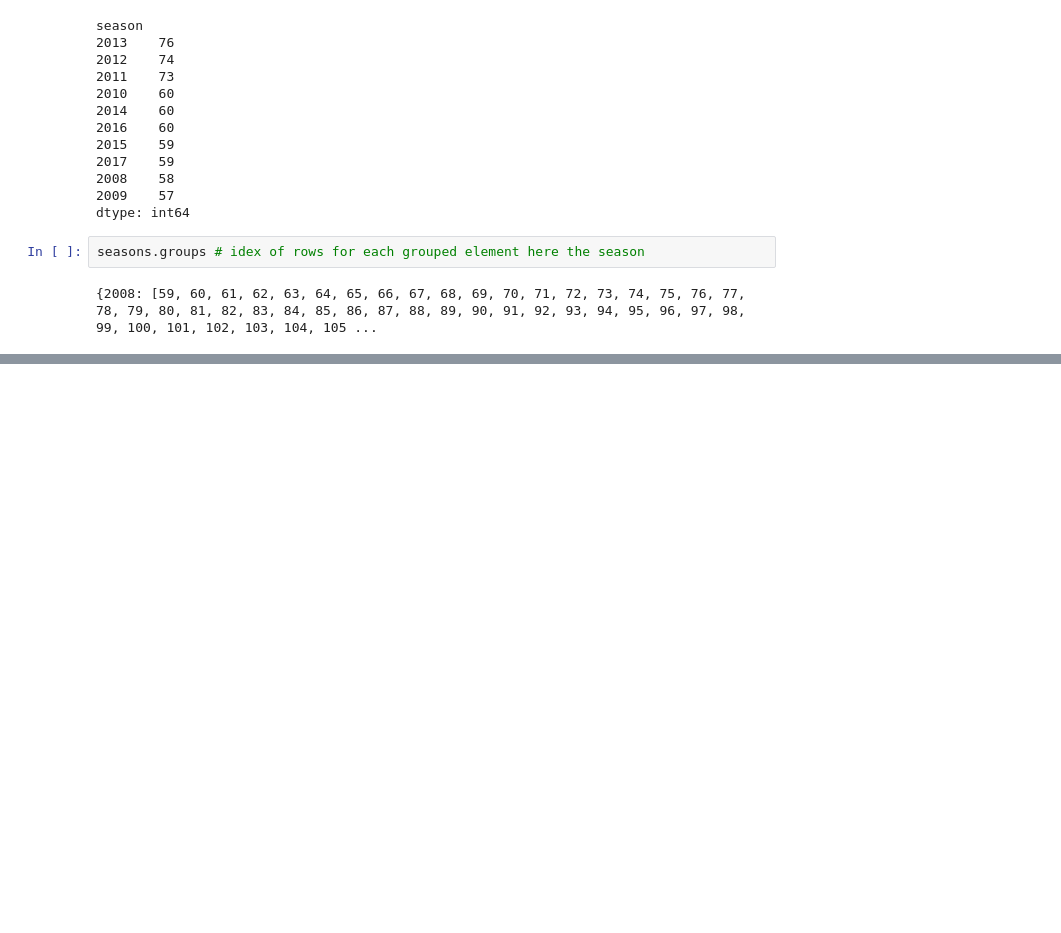
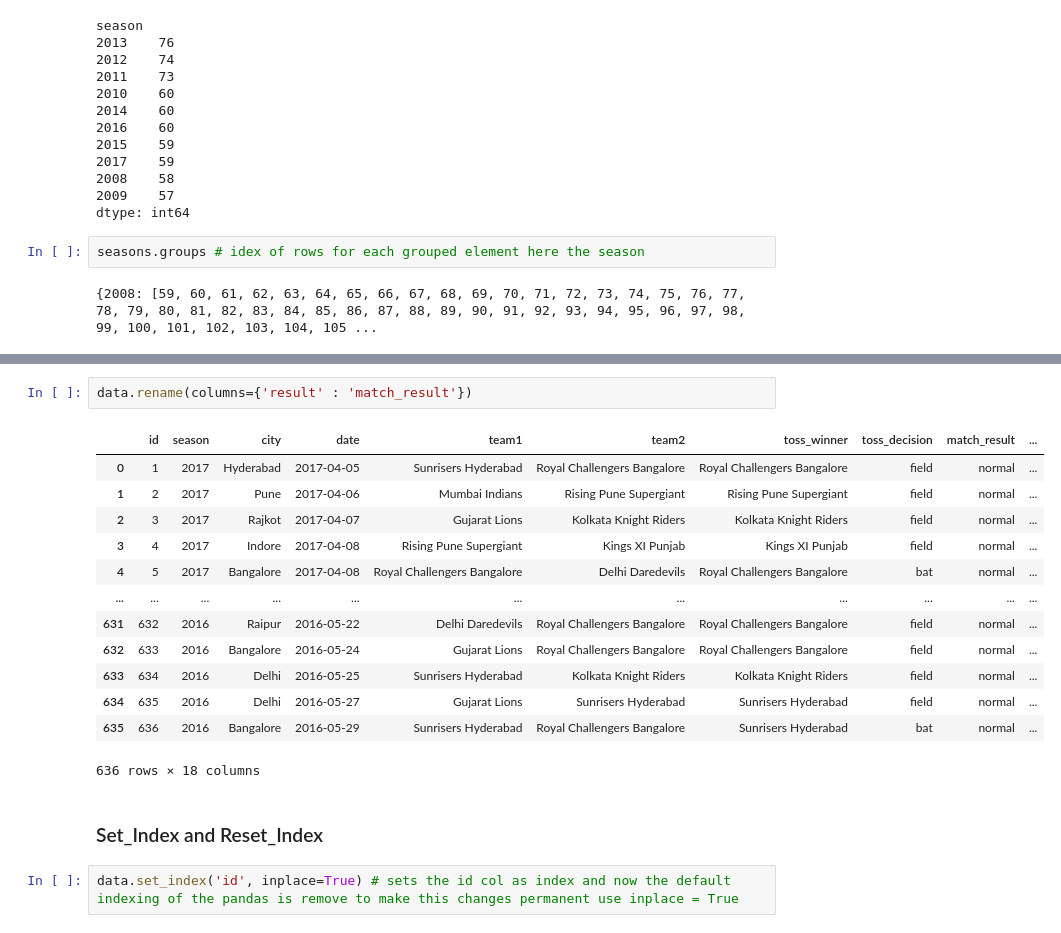
Before and after one commit to OjasTulswani/ml-learning-journal, a Jupyter notebook: pandas/ipl_analysis.ipynb, the cells around one changed output, grey strips where cells are left out. Cells and saved outputs as stored; diff of their text form; blank space fills up the shorter version.

Commit message:
pandas

```diff
--- a/pandas/ipl_analysis.ipynb
+++ b/pandas/ipl_analysis.ipynb
@@ -379,0 +493,20 @@ seasons.get_group(2009) # rows of element of particu;ar group
+# %%
+data.rename(columns={'result' : 'match_result'})
+# %% [output]
+|  | id | season | city | date | team1 | team2 | toss_winner | toss_decision | match_result | ... |
+| 0 | 1 | 2017 | Hyderabad | 2017-04-05 | Sunrisers Hyderabad | Royal Challengers Bangalore | Royal Challengers Bangalore | field | normal | ... |
+| 1 | 2 | 2017 | Pune | 2017-04-06 | Mumbai Indians | Rising Pune Supergiant | Rising Pune Supergiant | field | normal | ... |
+| 2 | 3 | 2017 | Rajkot | 2017-04-07 | Gujarat Lions | Kolkata Knight Riders | Kolkata Knight Riders | field | normal | ... |
+| 3 | 4 | 2017 | Indore | 2017-04-08 | Rising Pune Supergiant | Kings XI Punjab | Kings XI Punjab | field | normal | ... |
+| 4 | 5 | 2017 | Bangalore | 2017-04-08 | Royal Challengers Bangalore | Delhi Daredevils | Royal Challengers Bangalore | bat | normal | ... |
+| ... | ... | ... | ... | ... | ... | ... | ... | ... | ... | ... |
+| 631 | 632 | 2016 | Raipur | 2016-05-22 | Delhi Daredevils | Royal Challengers Bangalore | Royal Challengers Bangalore | field | normal | ... |
+| 632 | 633 | 2016 | Bangalore | 2016-05-24 | Gujarat Lions | Royal Challengers Bangalore | Royal Challengers Bangalore | field | normal | ... |
+| 633 | 634 | 2016 | Delhi | 2016-05-25 | Sunrisers Hyderabad | Kolkata Knight Riders | Kolkata Knight Riders | field | normal | ... |
+| 634 | 635 | 2016 | Delhi | 2016-05-27 | Gujarat Lions | Sunrisers Hyderabad | Sunrisers Hyderabad | field | normal | ... |
+| 635 | 636 | 2016 | Bangalore | 2016-05-29 | Sunrisers Hyderabad | Royal Challengers Bangalore | Sunrisers Hyderabad | bat | normal | ... |
+636 rows × 18 columns
+# %% [markdown]
+### Set_Index and Reset_Index
+# %%
+data.set_index('id', inplace=True) # sets the id col as index and now the default indexing of the pandas is remove to make this changes permanent use inplace = True
```
Also changed, not shown: parts of 30 cells of this notebook, 1 other file.
